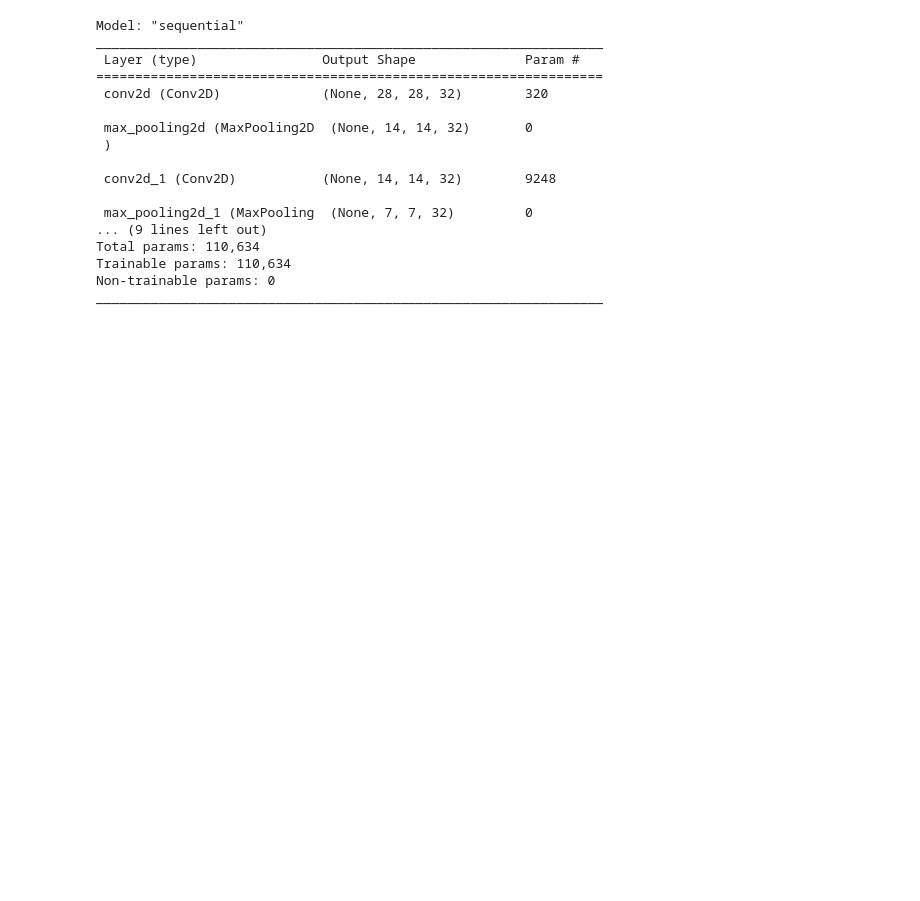
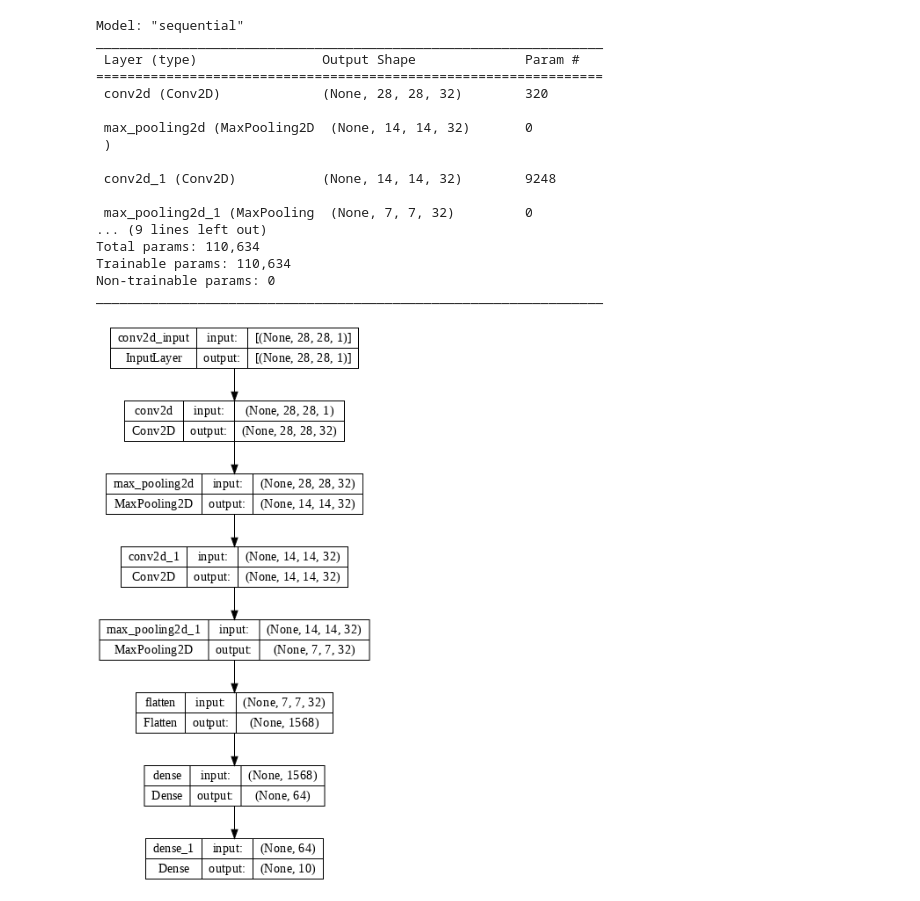
Before and after one commit to alexmacharia/deep_learning_projects, a Jupyter notebook: Mnist_CNN_Classifier.ipynb, the cells around one changed output. Drawn from its saved outputs; the diff is of its cells as text; code cells hidden in the pictures; blank space fills up the shorter version.

```diff
--- a/Mnist_CNN_Classifier.ipynb
+++ b/Mnist_CNN_Classifier.ipynb
@@ -79,3 +77,7 @@ tf.keras.
+# %%
+plot_model(model=cnn, dpi=72, show_shapes=True)
+# %% [output]
+[figure, added]
 # %%
 history_cnn = cnn.fit(X_train, y_train, epochs=20, verbose=1, validation_data=(X_train, y_train))
 # %% [output]
```
Also changed, not shown: parts of 4 cells of this notebook.
